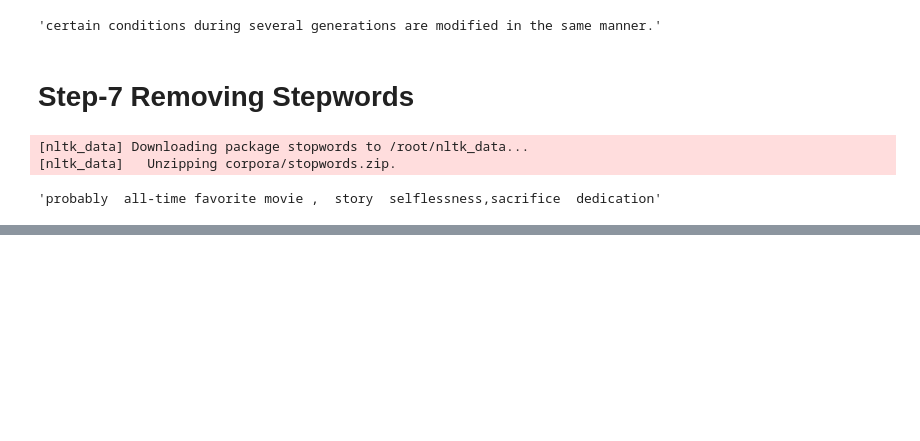
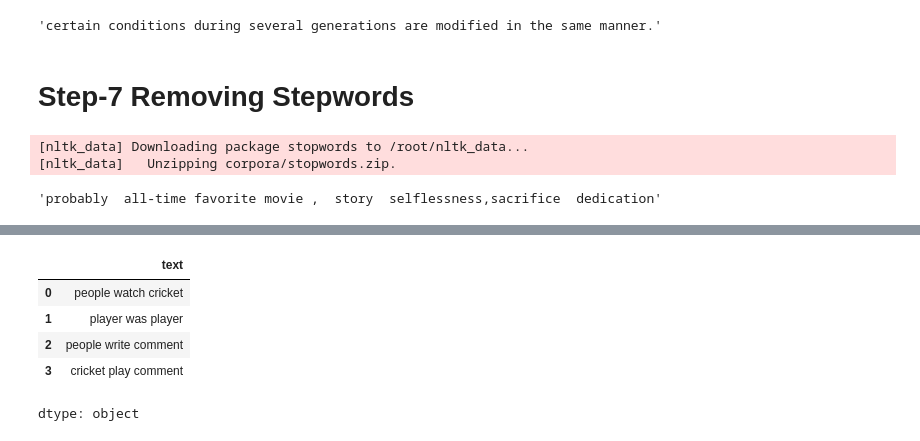
Before and after one commit to Ans365332/6may-file-example, a Jupyter notebook: NLP.ipynb, the cells around one changed output, grey strips where cells are left out. Saved outputs shown, nothing was run; the diff lists cells and outputs as text; code cells hidden in the pictures; blank space fills up the shorter version.

```diff
--- a/NLP.ipynb
+++ b/NLP.ipynb
@@ -173,0 +383,9 @@ remove_stopwords('probably my all-time favorite movie , a story of selflessness,
+# %%
+df['text']
+# %% [output]
+|  | text |
+| 0 | people watch cricket |
+| 1 | player was player |
+| 2 | people write comment |
+| 3 | cricket play comment |
+dtype: object
```
Also changed, not shown: parts of 48 cells of this notebook.
